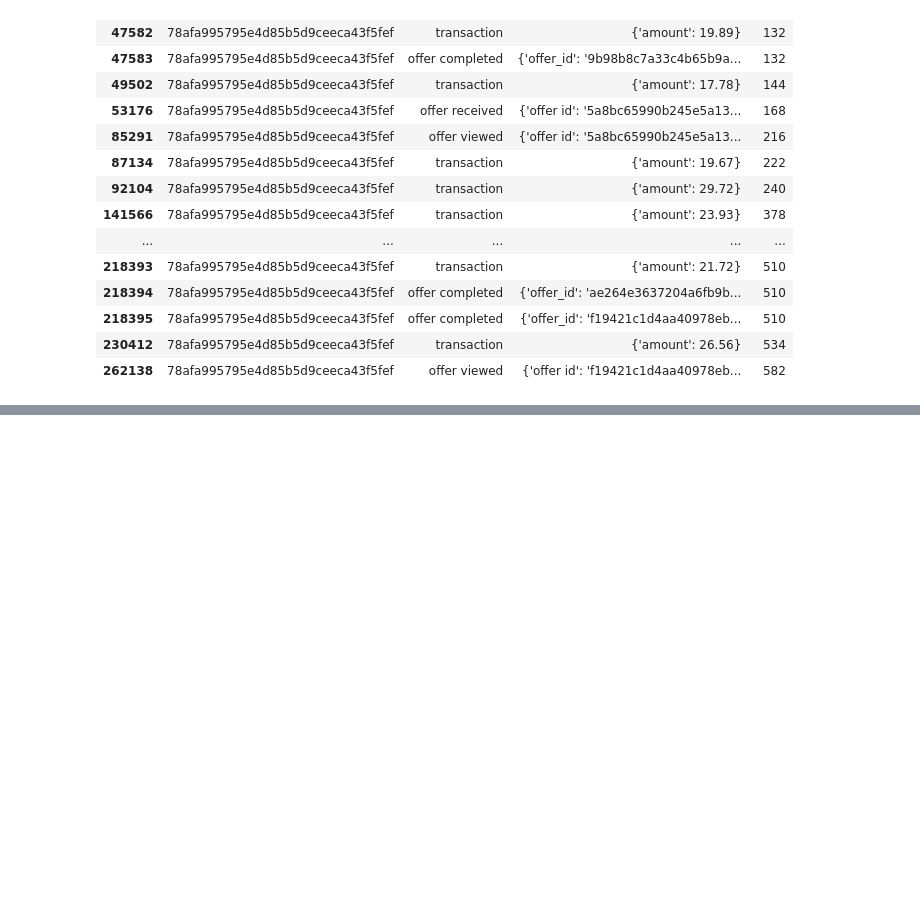
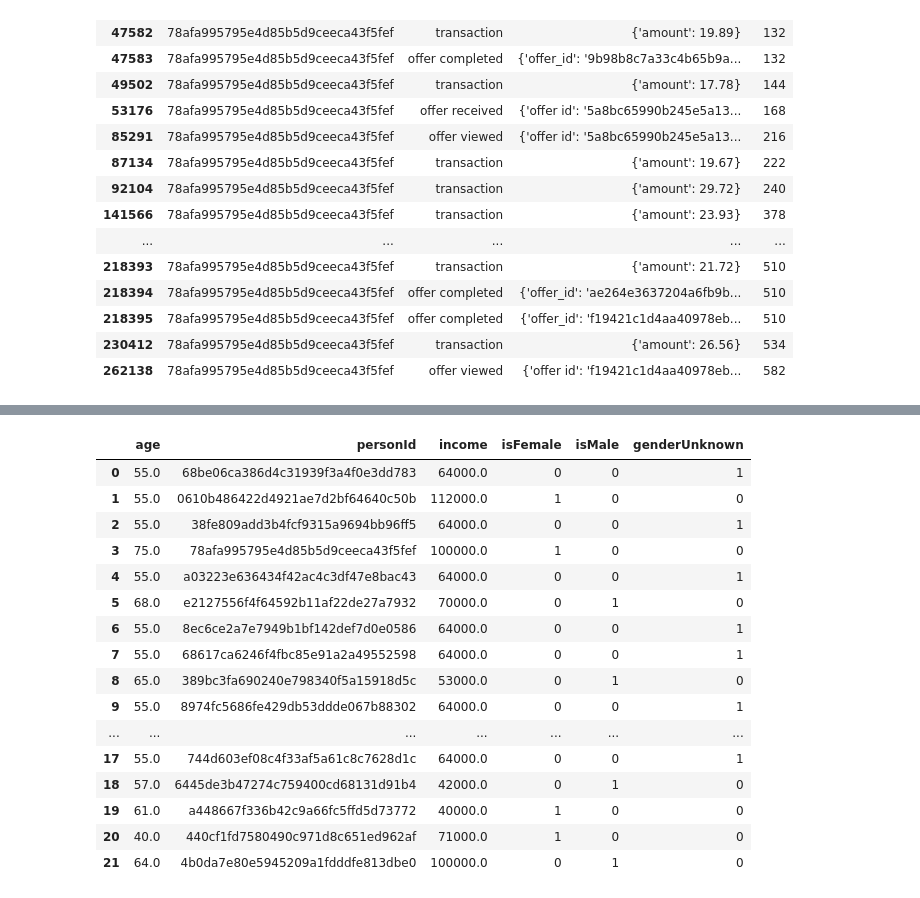
Before and after one commit to cerionXLII/StarbucksCapstoneChallenge, a Jupyter notebook: src/Starbucks_Capstone_notebook.ipynb, the cells around one changed output, grey strips where cells are left out. Saved outputs shown, nothing was run; the diff lists cells and outputs as text; code cells hidden in the pictures; blank space fills up the shorter version.

```diff
--- a/src/Starbucks_Capstone_notebook.ipynb
+++ b/src/Starbucks_Capstone_notebook.ipynb
@@ -355,0 +458,45 @@ dtype: object
+# %%
+#Copy raw data
+userFeatures = profile.copy()
+
+#Remove duplicates, if there are any
+userFeatures.drop_duplicates(inplace=True)
+# %%
+#One hot encode gender
+userFeatures['isFemale'] = (userFeatures['gender'] == "F").astype(int)
+userFeatures['isMale'] = (userFeatures['gender'] == "M").astype(int)
+userFeatures['genderUnknown'] = (userFeatures['gender'].isna()).astype(int)
+
+#Age has a default value of 118 if information was missing. Lets fix that
+
+#First replace 118 with None if we think it is due to missing client information
+userFeatures.loc[((userFeatures['age'] == 118) & (userFeatures['gender'].isna())), 'age'] = None
+
+#Next impute age and income by the median value
+userFeatures.fillna(userFeatures.median(numeric_only=True), inplace=True)
+
+#Drop unused columns
+userFeatures.drop(columns=['gender', 'became_member_on'], inplace=True)
+
+#Rename id to personId
+userFeatures.rename(columns={'id':'personId'}, inplace=True)
+# %%
+userFeatures.head(22)
+# %% [output]
+|  | age | personId | income | isFemale | isMale | genderUnknown |
+| 0 | 55.0 | 68be06ca386d4c31939f3a4f0e3dd783 | 64000.0 | 0 | 0 | 1 |
+| 1 | 55.0 | 0610b486422d4921ae7d2bf64640c50b | 112000.0 | 1 | 0 | 0 |
+| 2 | 55.0 | 38fe809add3b4fcf9315a9694bb96ff5 | 64000.0 | 0 | 0 | 1 |
+| 3 | 75.0 | 78afa995795e4d85b5d9ceeca43f5fef | 100000.0 | 1 | 0 | 0 |
+| 4 | 55.0 | a03223e636434f42ac4c3df47e8bac43 | 64000.0 | 0 | 0 | 1 |
+| 5 | 68.0 | e2127556f4f64592b11af22de27a7932 | 70000.0 | 0 | 1 | 0 |
+| 6 | 55.0 | 8ec6ce2a7e7949b1bf142def7d0e0586 | 64000.0 | 0 | 0 | 1 |
+| 7 | 55.0 | 68617ca6246f4fbc85e91a2a49552598 | 64000.0 | 0 | 0 | 1 |
+| 8 | 65.0 | 389bc3fa690240e798340f5a15918d5c | 53000.0 | 0 | 1 | 0 |
+| 9 | 55.0 | 8974fc5686fe429db53ddde067b88302 | 64000.0 | 0 | 0 | 1 |
+| ... | ... | ... | ... | ... | ... | ... |
+| 17 | 55.0 | 744d603ef08c4f33af5a61c8c7628d1c | 64000.0 | 0 | 0 | 1 |
+| 18 | 57.0 | 6445de3b47274c759400cd68131d91b4 | 42000.0 | 0 | 1 | 0 |
+| 19 | 61.0 | a448667f336b42c9a66fc5ffd5d73772 | 40000.0 | 1 | 0 | 0 |
+| 20 | 40.0 | 440cf1fd7580490c971d8c651ed962af | 71000.0 | 1 | 0 | 0 |
+| 21 | 64.0 | 4b0da7e80e5945209a1fdddfe813dbe0 | 100000.0 | 0 | 1 | 0 |
```
Also changed, not shown: parts of 29 cells of this notebook.
